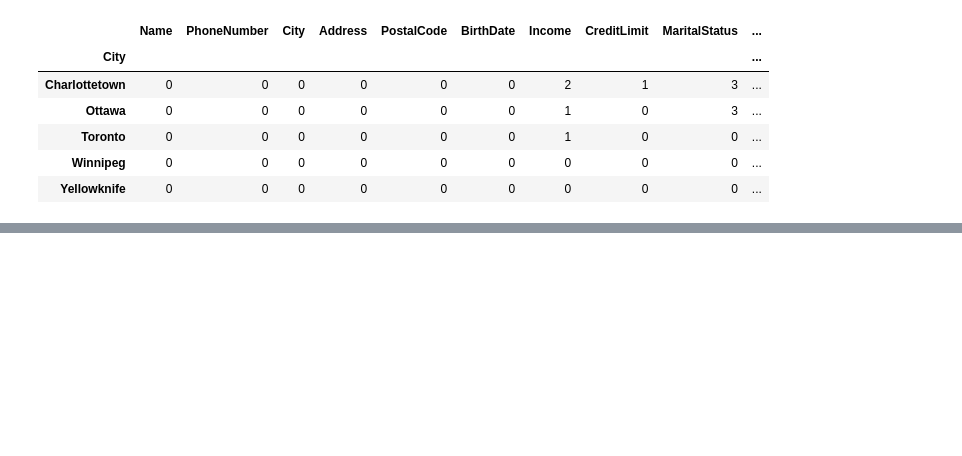
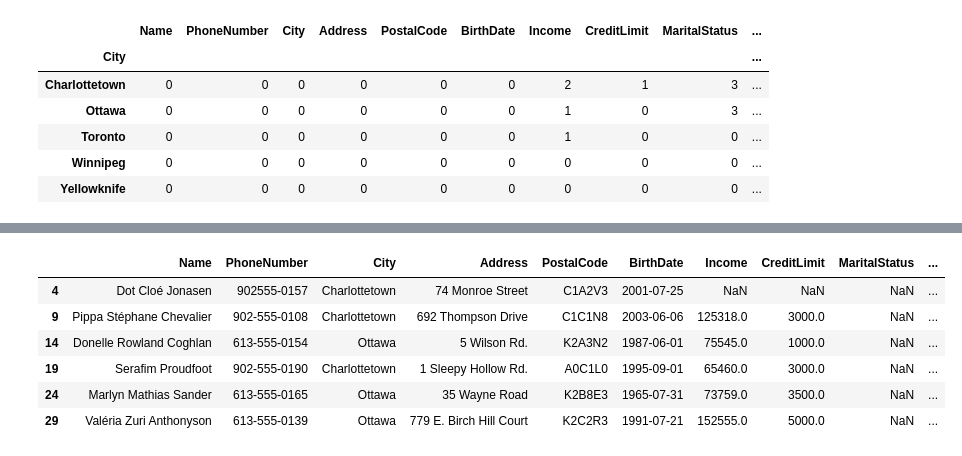
Before and after one commit to delinai/python_2, a Jupyter notebook: Feb26_2024/class1.ipynb, the cells around one changed output, grey strips where cells are left out. Saved outputs shown, nothing was run; the diff lists cells and outputs as text; code cells hidden in the pictures; blank space fills up the shorter version.

```diff
--- a/Feb26_2024/class1.ipynb
+++ b/Feb26_2024/class1.ipynb
@@ -325,0 +339,10 @@ df.groupby('City').apply(lambda x: x.isnull().sum())
+# %%
+df[df['MaritalStatus'].isnull()]
+# %% [output]
+|  | Name | PhoneNumber | City | Address | PostalCode | BirthDate | Income | CreditLimit | MaritalStatus | ... |
+| 4 | Dot Cloé Jonasen | 902555-0157 | Charlottetown | 74 Monroe Street | C1A2V3 | 2001-07-25 | NaN | NaN | NaN | ... |
+| 9 | Pippa Stéphane Chevalier | 902-555-0108 | Charlottetown | 692 Thompson Drive | C1C1N8 | 2003-06-06 | 125318.0 | 3000.0 | NaN | ... |
+| 14 | Donelle Rowland Coghlan | 613-555-0154 | Ottawa | 5 Wilson Rd. | K2A3N2 | 1987-06-01 | 75545.0 | 1000.0 | NaN | ... |
+| 19 | Serafim Proudfoot | 902-555-0190 | Charlottetown | 1 Sleepy Hollow Rd. | A0C1L0 | 1995-09-01 | 65460.0 | 3000.0 | NaN | ... |
+| 24 | Marlyn Mathias Sander | 613-555-0165 | Ottawa | 35 Wayne Road | K2B8E3 | 1965-07-31 | 73759.0 | 3500.0 | NaN | ... |
+| 29 | Valéria Zuri Anthonyson | 613-555-0139 | Ottawa | 779 E. Birch Hill Court | K2C2R3 | 1991-07-21 | 152555.0 | 5000.0 | NaN | ... |
```
Also changed, not shown: parts of 46 cells of this notebook, 1 other file.
